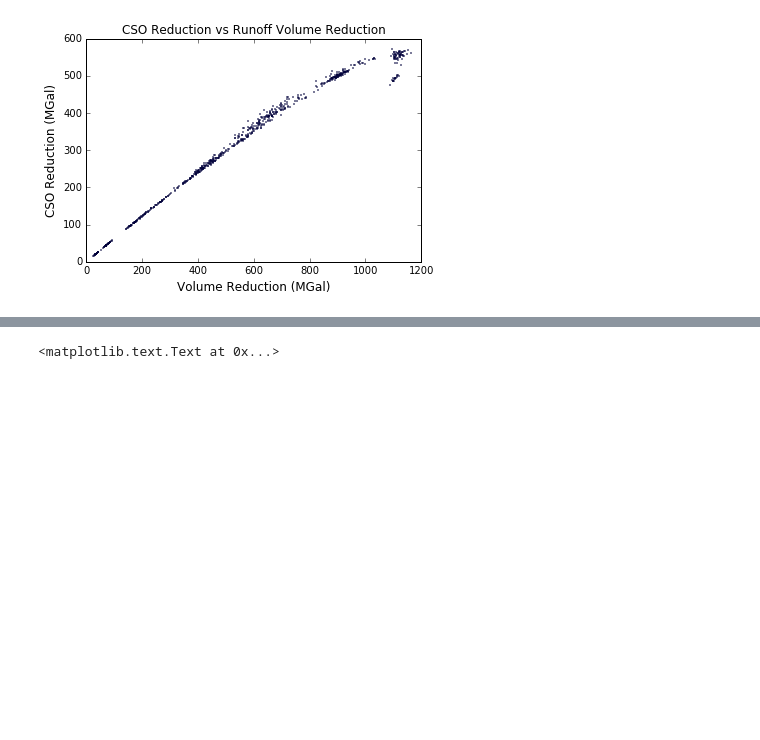
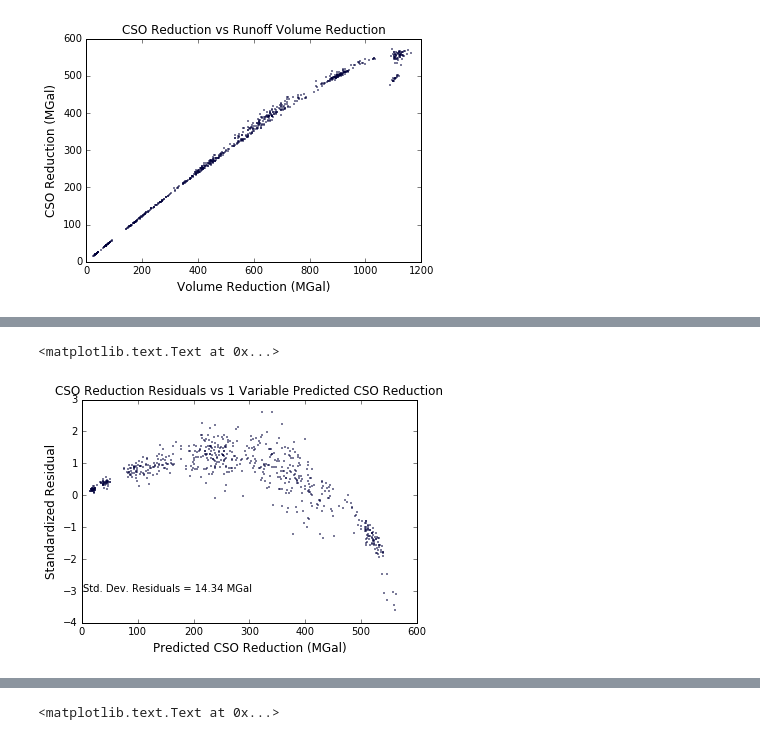
Before and after one commit to amcgarity/SWMMWise, a Jupyter notebook: multivariate_regression-AEM.ipynb, the cells around one changed output, grey strips where cells are left out. Cells and saved outputs as stored; diff of their text form; code cells hidden in the pictures; blank space fills up the shorter version.

Commit message:
further multivariate regressions

```diff
--- a/multivariate_regression-AEM.ipynb
+++ b/multivariate_regression-AEM.ipynb
@@ -130,0 +125,18 @@ ax1.set_ylabel("CSO Reduction (MGal/yr)",fontsize=12)
+# %%
+#regress CSO reductions for each run vs total greened acres (combining LIDs) for each run
+import numpy as np
+import statsmodels.api as sm
+
+def reg_m(y, x):
+    ones = np.ones(len(x[0]))
+    X = sm.add_constant(np.column_stack((x[0], ones)))
+    for ele in x[1:]:
+        X = sm.add_constant(np.column_stack((ele, X)))
+    statistics = sm.OLS(y, X).fit()
+    return statistics
+
+csoReductionVsTotalGreenedAcresStats = reg_m(csoReduction,[greenedAcres])
+print "Exact r-squared:"
+print csoReductionVsTotalGreenedAcresStats.rsquared
+print csoReductionVsTotalGreenedAcresStats.summary()
+print csoReductionVsTotalGreenedAcresStats.params
@@ -157,0 +242,37 @@ Total number of SWMM runs = 743
+# %%
+# Generate Residuals Plot for LIMITED GA CSO reductions for each run vs total greened acres (combining LIDs) for each run
+# LIMIT runs to those with GA less than an upper limit to avoid upper nonlinear range
+
+%matplotlib inline
+import matplotlib.pyplot as plt
+import numpy as np
+
+#print limitedGreenedAcres
+#xVals = limitedGreenedAcres
+betaZero = csoReductionVsTotalGreenedAcresStats.params[1]
+betaOne = csoReductionVsTotalGreenedAcresStats.params[0]
+yPredicted = []
+residuals = []
+for i in range(0,len(limitedGreenedAcres)):
+    yVal = betaZero + betaOne*limitedGreenedAcres[i]
+    resid = limitedCsoReduction[i] - yVal
+    yPredicted.append(yVal)  # Gallons
+    residuals.append(resid)  # Gallons
+#print yPredicted
+yPredictedMGal = [x/1e6 for x in yPredicted]
+stdDevResiduals = np.std(residuals, ddof=1) #ddof=1 for SAMPLE std. dev.
+stdDevResidualsMGal = stdDevResiduals/1e6
+standardizedResiduals = [x / stdDevResiduals for x in residuals]
+#print standardizedResiduals
+#print yPredictedMGal
+(fig, ax1) = plt.subplots()
+plt.title("CSO Reduction Residuals vs 1 Variable Predicted CSO Reduction")
+ax1.plot(yPredictedMGal,standardizedResiduals,'ko',color = 'b',markersize = 1)
+ax1.set_xlabel("Predicted CSO Reduction (MGal)",fontsize=12)
+#ax1.set_ylabel("Residual (MGal)",fontsize=12)
+ax1.set_ylabel("Standardized Residual",fontsize=12)
+stdDevText = "Std. Dev. Residuals = %0.2f MGal" % stdDevResidualsMGal
+ax1.text(2,-3,stdDevText)
+# %% [output]
+<matplotlib.text.Text at 0x...>
+[figure, added]
```
Also changed, not shown: parts of 10 cells of this notebook.
